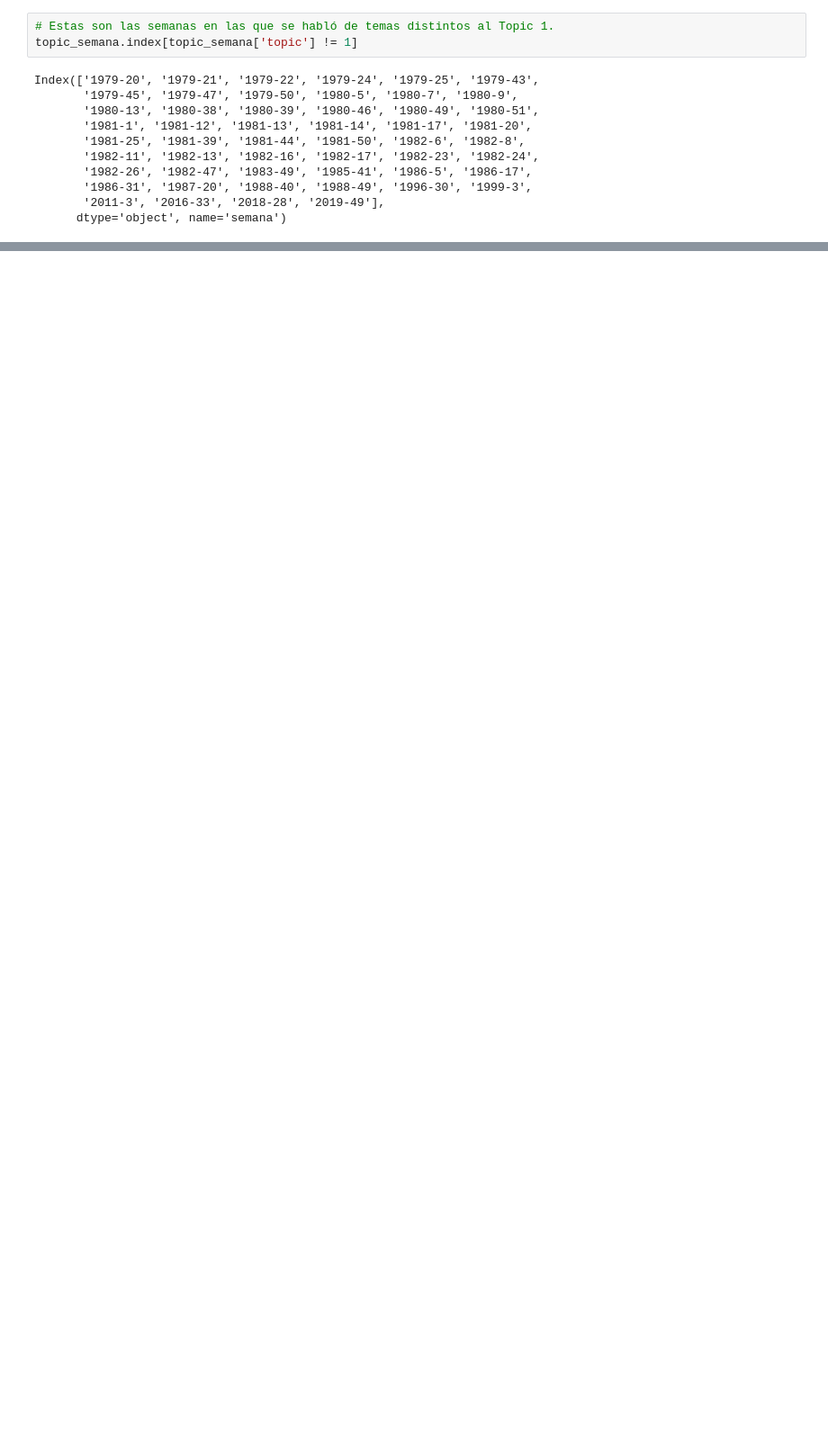
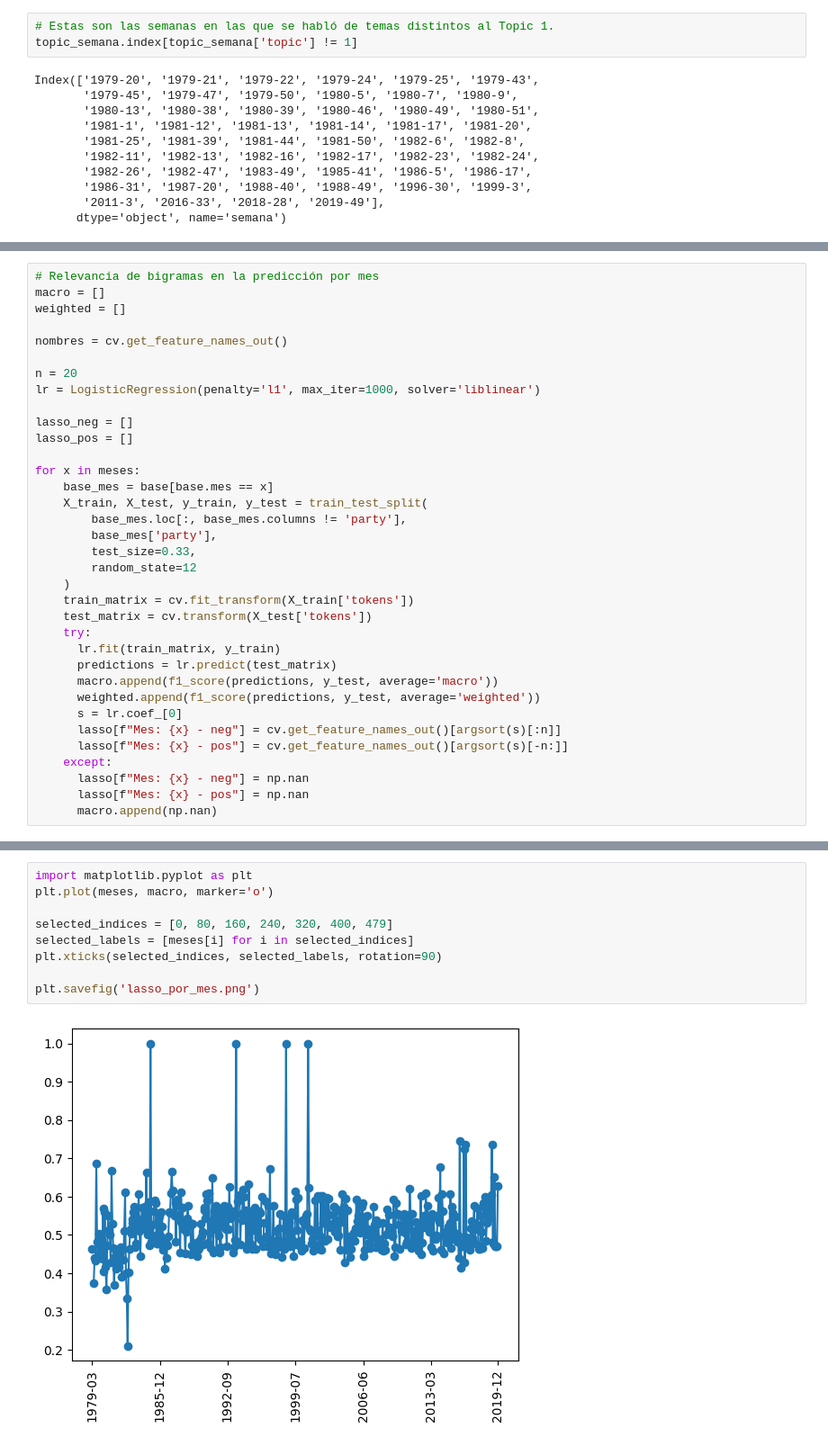
Before and after one commit to LCaravaggio/politext, a Jupyter notebook: LASSO.ipynb, the cells around one changed output, grey strips where cells are left out. Shown at 90% size. Saved outputs shown, nothing was run; the diff lists cells and outputs as text; blank space fills up the shorter version.

```diff
--- a/LASSO.ipynb
+++ b/LASSO.ipynb
@@ -292,0 +306,35 @@ Index(['1979-20', '1979-21', '1979-22', '1979-24', '1979-25', '1979-43',
+# %%
+# Relevancia de bigramas en la predicción por mes
+macro = []
+weighted = []
+
+nombres = cv.get_feature_names_out()
+
+n = 20
+lr = LogisticRegression(penalty='l1', max_iter=1000, solver='liblinear')
+
+lasso_neg = []
+lasso_pos = []
+
+for x in meses:
+    base_mes = base[base.mes == x]
+    X_train, X_test, y_train, y_test = train_test_split(
+        base_mes.loc[:, base_mes.columns != 'party'],
+        base_mes['party'],
+        test_size=0.33,
+        random_state=12
+    )
+    train_matrix = cv.fit_transform(X_train['tokens'])
+    test_matrix = cv.transform(X_test['tokens'])
+    try:
+      lr.fit(train_matrix, y_train)
+      predictions = lr.predict(test_matrix)
+      macro.append(f1_score(predictions, y_test, average='macro'))
+      weighted.append(f1_score(predictions, y_test, average='weighted'))
+      s = lr.coef_[0]
+      lasso[f"Mes: {x} - neg"] = cv.get_feature_names_out()[argsort(s)[:n]]
+      lasso[f"Mes: {x} - pos"] = cv.get_feature_names_out()[argsort(s)[-n:]]
+    except:
+      lasso[f"Mes: {x} - neg"] = np.nan
+      lasso[f"Mes: {x} - pos"] = np.nan
+      macro.append(np.nan)
@@ -292,0 +343,11 @@ Index(['1979-20', '1979-21', '1979-22', '1979-24', '1979-25', '1979-43',
+# %%
+import matplotlib.pyplot as plt
+plt.plot(meses, macro, marker='o')
+
+selected_indices = [0, 80, 160, 240, 320, 400, 479]
+selected_labels = [meses[i] for i in selected_indices]
+plt.xticks(selected_indices, selected_labels, rotation=90)
+
+plt.savefig('lasso_por_mes.png')
+# %% [output]
+[figure, added]
```
Also changed, not shown: parts of 6 cells of this notebook.
